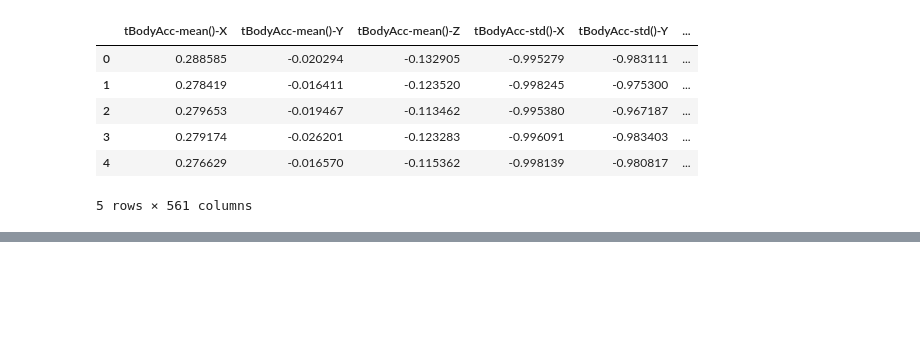
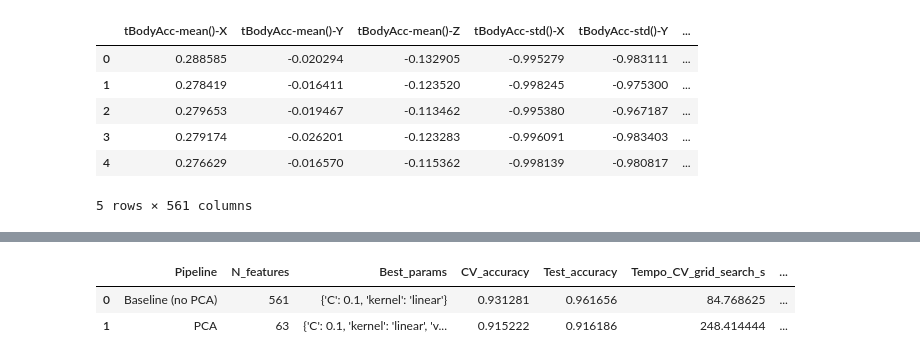
Before and after one commit to quiggiu/human-activity-recognition-with-pca-and-svm-classifier, a Jupyter notebook: human_activity_recognition.ipynb, the cells around one changed output, grey strips where cells are left out. Saved outputs shown, nothing was run; the diff lists cells and outputs as text; code cells hidden in the pictures; blank space fills up the shorter version.

```diff
--- a/human_activity_recognition.ipynb
+++ b/human_activity_recognition.ipynb
@@ -121,47 +313,86 @@ X_test_ridotto= pca_n.transform(X_test_normalizzato)
 # %%
+# ============================================================
+# BASELINE (SENZA PCA) - dataset intero (561 feature standardizzate)
+# Da confrontare con la pipeline con PCA
+# ============================================================
 
+# Stessi iperparametri esplorati nella versione con PCA
+C_values = [0.1, 1, 10]
+kernel_values = ['linear', 'rbf']
 
-# Definizione degli iperparametri da esplorare
-C_values = [0.1,1,10]
-kernel_values = ['linear','rbf']
+n_splits = 5
+gkf_baseline = GroupKFold(n_splits=n_splits, shuffle=True, random_state=42)
 
-# Impostazione della K-Fold Cross-Validation (5 split)
-n_splits = 5
-kf = KFold(n_splits=n_splits, shuffle=True, random_state=42)
+best_score_baseline = 0
+best_params_baseline = {}
 
-# Variabili per tracciare il modello migliore
-best_score = 0
-best_params = {}
+t0_cv_baseline = time.time()
 
 for kernel in kernel_values:
     for C in C_values:
         fold_scores = []
 
-        # Iterazione sui fold creati da KFold
-        for train_idx, val_idx in kf.split(X_train_ridotto):
-            # Split effettivo dei dati
-            X_fold_train, X_fold_val = X_train_ridotto[train_idx],X_train_ridotto[val_idx]
+        for train_idx, val_idx in gkf_baseline.split(
+            X_train_normalizzato, y_train.values.ravel(), groups=subject_train.values.ravel()
+        ):
+            X_fold_train, X_fold_val = X_train_normalizzato[train_idx], X_train_normalizzato[val_idx]
             y_fold_train, y_fold_val = np.array(y_train).ravel()[train_idx], np.array(y_train).ravel()[val_idx]
 
-            # Inizializzazione della SVM con i parametri correnti
             model = SVC(C=C, kernel=kernel, gamma='scale')
-
-            # Addestramento sul sub-training set
             model.fit(X_fold_train, y_fold_train)
 
-            # Predizione e valutazione sul validation fold
             y_pred_val = model.predict(X_fold_val)
             score = accuracy_score(y_fold_val, y_pred_val)
             fold_scores.append(score)
 
-        # Calcolo della performance media per la combinazione corrente
         avg_score = np.mean(fold_scores)
-        print(f"Kernel: {kernel:<8} | C: {C:<5} -> Accuracy Media: {avg_score:.4f}")
+        print(f"[Baseline] Kernel: {kernel:<8} | C: {C:<5} -> Accuracy Media: {avg_score:.4f}")
 
-        # Aggiornamento dei parametri migliori se lo score supera il precedente
-        if avg_score > best_score:
-            best_score = avg_score
-            best_params = {'C': C, 'kernel': kernel}
+        if avg_score > best_score_baseline:
+            best_score_baseline = avg_score
+            best_params_baseline = {'C': C, 'kernel': kernel}
 
-print(f"\nMigliori iperparametri trovati: {best_params} con Accuracy: {best_score:.4f}")
+tempo_cv_baseline = time.time() - t0_cv_baseline
+
+print(f"\nMigliori iperparametri (baseline): {best_params_baseline} con Accuracy: {best_score_baseline:.4f}")
+print(f"Tempo totale grid search CV (baseline): {tempo_cv_baseline:.2f} s")
+
+# Modello finale sul dataset intero (senza riduzione dimensionale)
+t0_fit_baseline = time.time()
+final_model_baseline = SVC(C=best_params_baseline['C'], kernel=best_params_baseline['kernel'], gamma='scale')
+final_model_baseline.fit(X_train_normalizzato, y_train.values.ravel())
+tempo_fit_baseline = time.time() - t0_fit_baseline
+
+t0_pred_baseline = time.time()
+y_test_pred_baseline = final_model_baseline.predict(X_test_normalizzato)
+tempo_pred_baseline = time.time() - t0_pred_baseline
+
+print("\n--- Risultati sul Test Set (Baseline - senza PCA) ---")
+print(f"\nNumero di feature utilizzate: {X_train_normalizzato.shape[1]}")
+print(f"Tempo di training del modello finale: {tempo_fit_baseline:.4f} s")
+print(f"Tempo di predizione sul test set: {tempo_pred_baseline:.4f} s")
+
+print("\nConfusion Matrix:")
+print(confusion_matrix(y_test, y_test_pred_baseline))
+
+print("\nClassification Report:")
+print(classification_report(y_test, y_test_pred_baseline))
+
+accuracy_baseline = accuracy_score(y_test, y_test_pred_baseline)
+print(f"Accuracy sul test set (baseline): {accuracy_baseline:.4f}")
+
+# ------------------------------------------------------------
+# Tabella riassuntiva di confronto (da popolare anche con i valori PCA)
+# ------------------------------------------------------------
+confronto = pd.DataFrame({
+    'Pipeline': ['Baseline (no PCA)', 'PCA'],
+    'N_features': [X_train_normalizzato.shape[1], numero_componenti],
+    'Best_params': [best_params_baseline, best_params],
+    'CV_accuracy': [best_score_baseline, best_score],
+    'Test_accuracy': [accuracy_baseline, accuracy_score(y_test, y_test_pred)],
+    'Tempo_CV_grid_search_s': [tempo_cv_baseline,tempo_cv],   # inserire tempo_cv della cella PCA se misurato
+    'Tempo_training_finale_s': [tempo_fit_baseline, tempo_fit],
+    'Tempo_predizione_s': [tempo_pred_baseline, tempo_pred]
+})
+confronto
 # %% [output]
@@ -175,0 +416,3 @@ Migliori iperparametri trovati: {'C': 10, 'kernel': 'rbf'} con Accuracy: 0.9693
+|  | Pipeline | N_features | Best_params | CV_accuracy | Test_accuracy | Tempo_CV_grid_search_s | ... |
+| 0 | Baseline (no PCA) | 561 | {'C': 0.1, 'kernel': 'linear'} | 0.931281 | 0.961656 | 84.768625 | ... |
+| 1 | PCA | 63 | {'C': 0.1, 'kernel': 'linear', 'v... | 0.915222 | 0.916186 | 248.414444 | ... |
```
Also changed, not shown: parts of 12 cells of this notebook.
